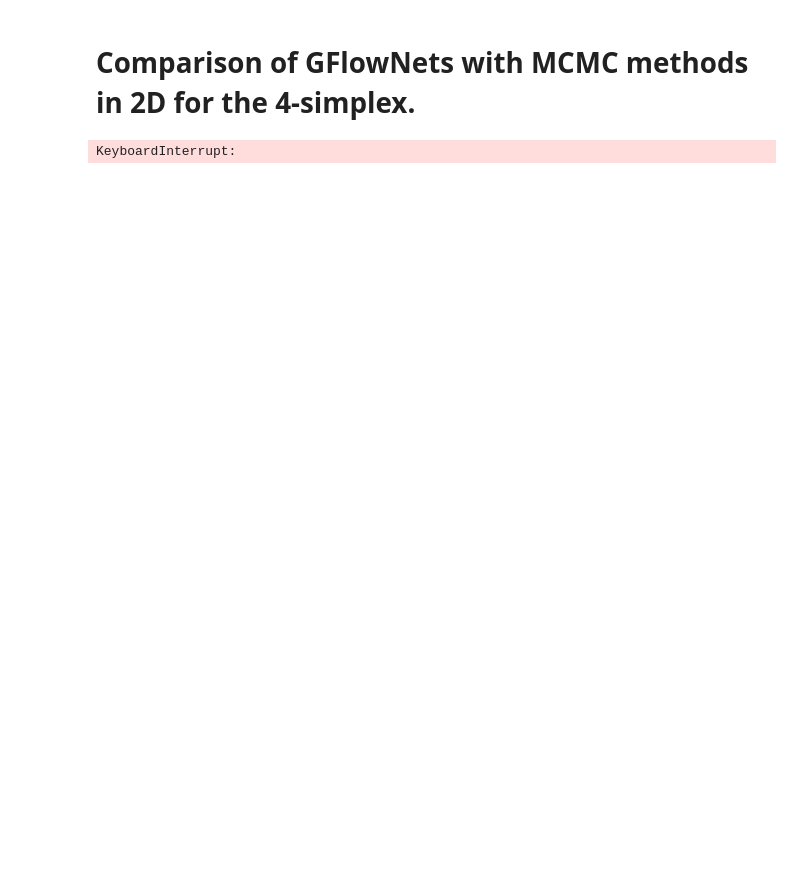
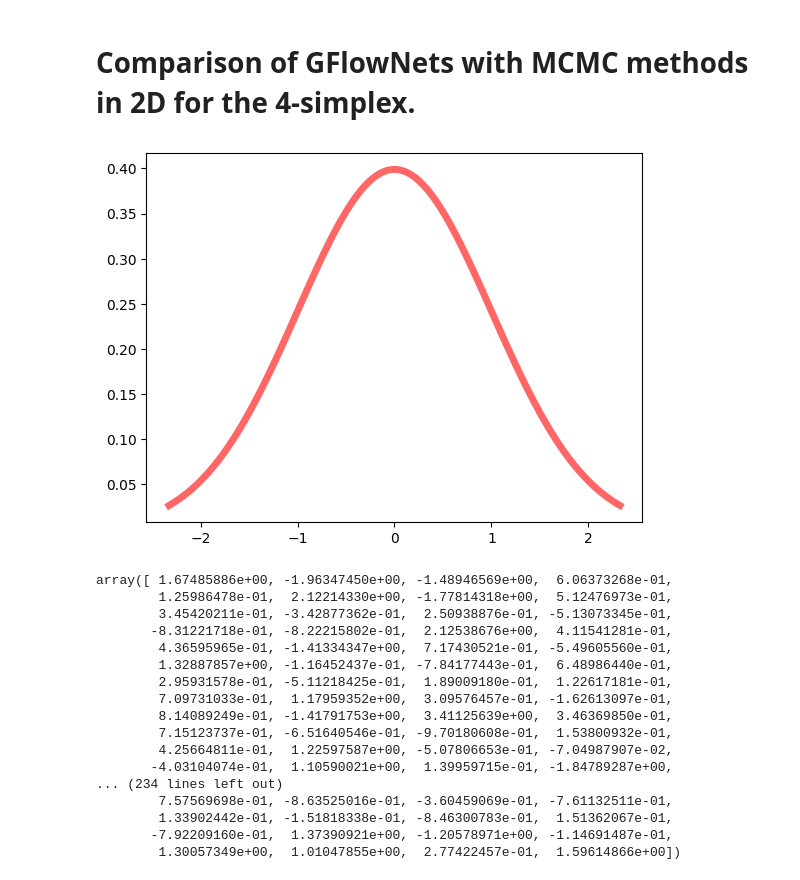
Before and after one commit to JosephRRB/torchgfn_spinfoams, a Jupyter notebook: notebooks/Comparison with MCMC 2D.ipynb, the cells around one changed output. Cells and saved outputs as stored; diff of their text form; code cells hidden in the pictures; blank space fills up the shorter version.

```diff
--- a/notebooks/Comparison with MCMC 2D.ipynb
+++ b/notebooks/Comparison with MCMC 2D.ipynb
@@ -87,4 +105,38 @@ def discreteNormalDistribution( dataPoints, mean=0.0, deviation=1.0):
         truncatedCoefficients[i] = cdfDifferences
 
     return truncatedCoefficients
+# %%
+myClipA = -6
+myClipB = 6
+mean = 0
+deviation = 1
+
+fig, ax = plt.subplots(1,1)
+
+deviationClipA = (myClipA - mean)/ deviation
+deviationClipB = (myClipB - mean)/ deviation
+
+x = np.linspace(truncnorm.ppf(0.01, deviationClipA, deviationClipB), truncnorm.ppf(0.99, deviationClipA, deviationClipB), 100)
+
+ax.plot(x, truncnorm.pdf(x, deviationClipA, deviationClipB), 'r-', lw = 5, alpha = 0.6, label='truncnorm pdf')
+plt.show()
+# %% [output]
+[figure, added]
+array([ 1.67485886e+00, -1.96347450e+00, -1.48946569e+00,  6.06373268e-01,
+        1.25986478e-01,  2.12214330e+00, -1.77814318e+00,  5.12476973e-01,
+        3.45420211e-01, -3.42877362e-01,  2.50938876e-01, -5.13073345e-01,
+       -8.31221718e-01, -8.22215802e-01,  2.12538676e+00,  4.11541281e-01,
+        4.36595965e-01, -1.41334347e+00,  7.17430521e-01, -5.49605560e-01,
+        1.32887857e+00, -1.16452437e-01, -7.84177443e-01,  6.48986440e-01,
+        2.95931578e-01, -5.11218425e-01,  1.89009180e-01,  1.22617181e-01,
+        7.09731033e-01,  1.17959352e+00,  3.09576457e-01, -1.62613097e-01,
+        8.14089249e-01, -1.41791753e+00,  3.41125639e+00,  3.46369850e-01,
+        7.15123737e-01, -6.51640546e-01, -9.70180608e-01,  1.53800932e-01,
+        4.25664811e-01,  1.22597587e+00, -5.07806653e-01, -7.04987907e-02,
+       -4.03104074e-01,  1.10590021e+00,  1.39959715e-01, -1.84789287e+00,
+... (234 lines left out)
+        7.57569698e-01, -8.63525016e-01, -3.60459069e-01, -7.61132511e-01,
+        1.33902442e-01, -1.51818338e-01, -8.46300783e-01,  1.51362067e-01,
+       -7.92209160e-01,  1.37390921e+00, -1.20578971e+00, -1.14691487e-01,
+        1.30057349e+00,  1.01047855e+00,  2.77422457e-01,  1.59614866e+00])
 # %%
@@ -159,4 +320,0 @@ def VertexMCMC(spinJ, iterationsNumber, batchSize, deviation, verbosity):
-# %%
-VertexMCMC(1000, 2, 2, 1, 2)
-# %% [output]
-KeyboardInterrupt:
```
Also changed, not shown: parts of 8 cells of this notebook, 1 other file.
